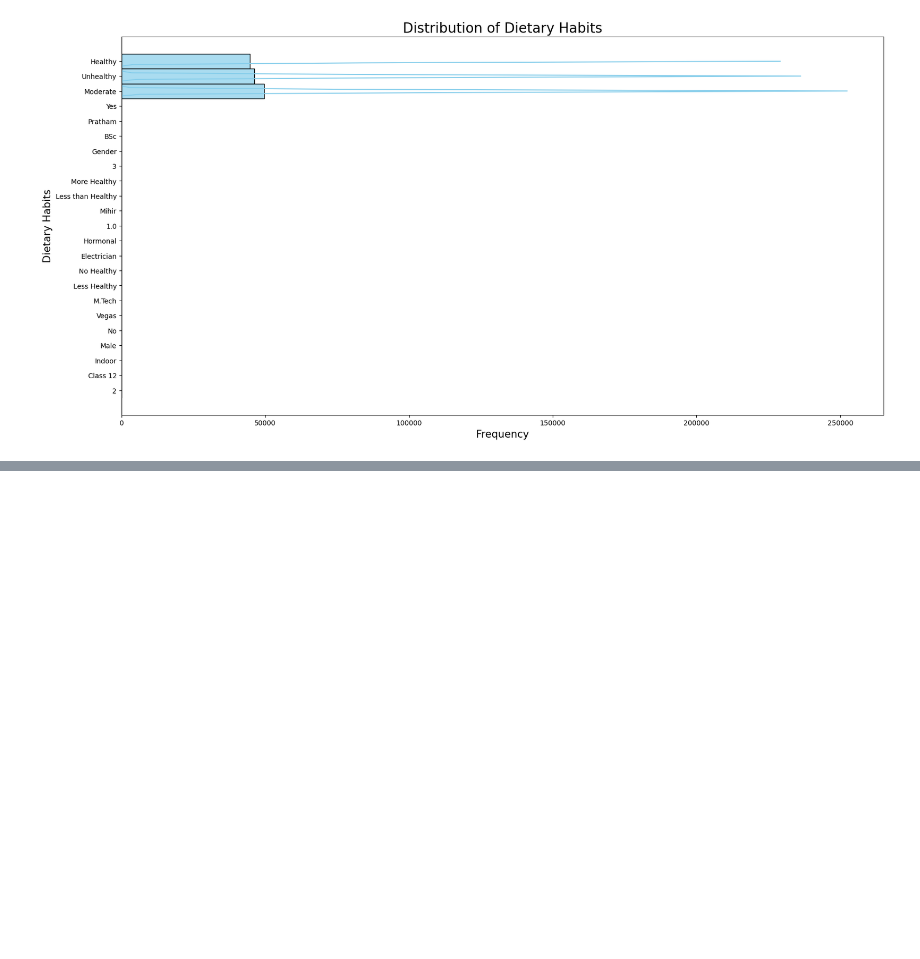
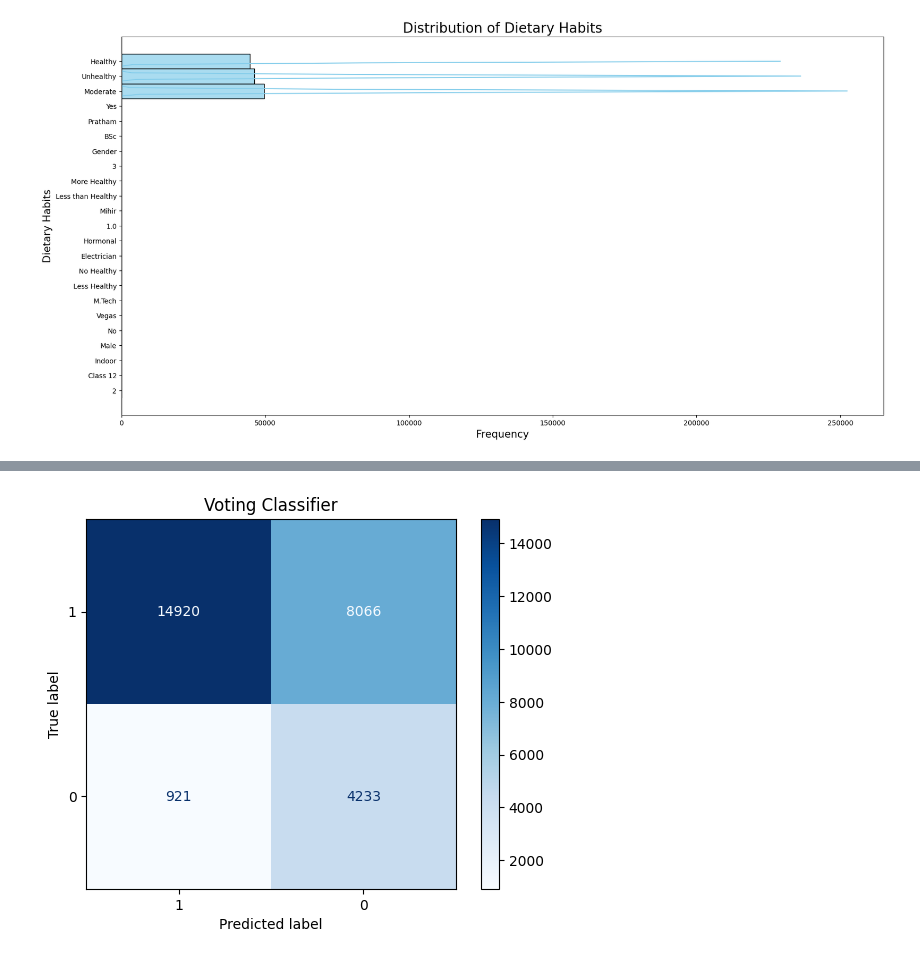
Before and after one commit to lalitssonawane/-Digital-Music-Store-Data-Analysis-using-SQL, a Jupyter notebook: mental-health-prediction-94-accuracy.ipynb, the cells around one changed output, grey strips where cells are left out. Cells and saved outputs as stored; diff of their text form; code cells hidden in the pictures; blank space fills up the shorter version.

```diff
--- a/mental-health-prediction-94-accuracy.ipynb
+++ b/mental-health-prediction-94-accuracy.ipynb
@@ -2171,0 +2355,15 @@ plt.show()
+# %%
+from sklearn.model_selection import train_test_split
+
+# Define target and predictors
+y = df['Depression']
+X = df.drop(['id', 'Name', 'Depression'], axis=1)
+
+# Split into training and testing subsets
+X_train, X_test, y_train, y_test = train_test_split(X, y, test_size=0.20, random_state=42)
+
+# Display dataset shapes
+print(f"Training Input Shape: {X_train.shape}")
+print(f"Training Output Shape: {y_train.shape}")
+print(f"Testing Input Shape: {X_test.shape}")
+print(f"Testing Output Shape: {y_test.shape}")
@@ -2171,0 +2485,3 @@ plt.show()
+# %%
+X_train = X_train.dropna()
+y_train = y_train.loc[X_train.index]
@@ -2171,0 +2513,57 @@ plt.show()
+# %%
+from sklearn.ensemble import VotingClassifier, RandomForestClassifier, GradientBoostingClassifier, AdaBoostClassifier
+from sklearn.linear_model import LogisticRegression
+from sklearn.tree import DecisionTreeClassifier
+from sklearn.neighbors import KNeighborsClassifier
+from sklearn.svm import SVC
+from lightgbm import LGBMClassifier
+from sklearn.pipeline import Pipeline
+from sklearn.metrics import confusion_matrix, classification_report, ConfusionMatrixDisplay
+import matplotlib.pyplot as plt
+
+# Define classifiers
+LR = LogisticRegression()
+Tree = DecisionTreeClassifier()
+RF = RandomForestClassifier()
+SVM = SVC()
+KNN = KNeighborsClassifier()
+GB = GradientBoostingClassifier()
+AB = AdaBoostClassifier()
+LGBM = LGBMClassifier()
+
+# Voting Classifier
+model = VotingClassifier(
+    estimators=[
+        ("Logistic Regression", LR),
+        ("Decision Tree", Tree),
+        ("Random Forest", RF),
+        ("Support Vector Machine", SVM),
+        ("k-nearest neighbor", KNN),
+        ("Gradient Boosting", GB),
+        ("AdaBoost", AB),
+        ("LGBM", LGBM),
+    ],
+    voting='hard',
+)
+
+# Bundle preprocessing and modeling code in a pipeline
+my_pipeline = Pipeline(steps=[('preprocessor', preprocessor),
+                              ('model', model)])
+
+# Fit model
+my_pipeline.fit(X_train, y_train)
+
+# Make predictions
+prediction = my_pipeline.predict(X_test)
+
+# Plot confusion matrix
+cm = confusion_matrix(y_test, prediction)  # Note: True labels first
+disp = ConfusionMatrixDisplay(confusion_matrix=cm, display_labels=['1', '0'])
+disp.plot(cmap='Blues')
+plt.title('Voting Classifier')
+plt.show()
+
+# Print classification report
+sk_report = classification_report(y_true=y_test, y_pred=prediction, digits=2)
+print(sk_report)
+# %% [output]
@@ -2171,0 +2578 @@ plt.show()
+[figure, added]
```
Also changed, not shown: parts of 21 cells of this notebook.
